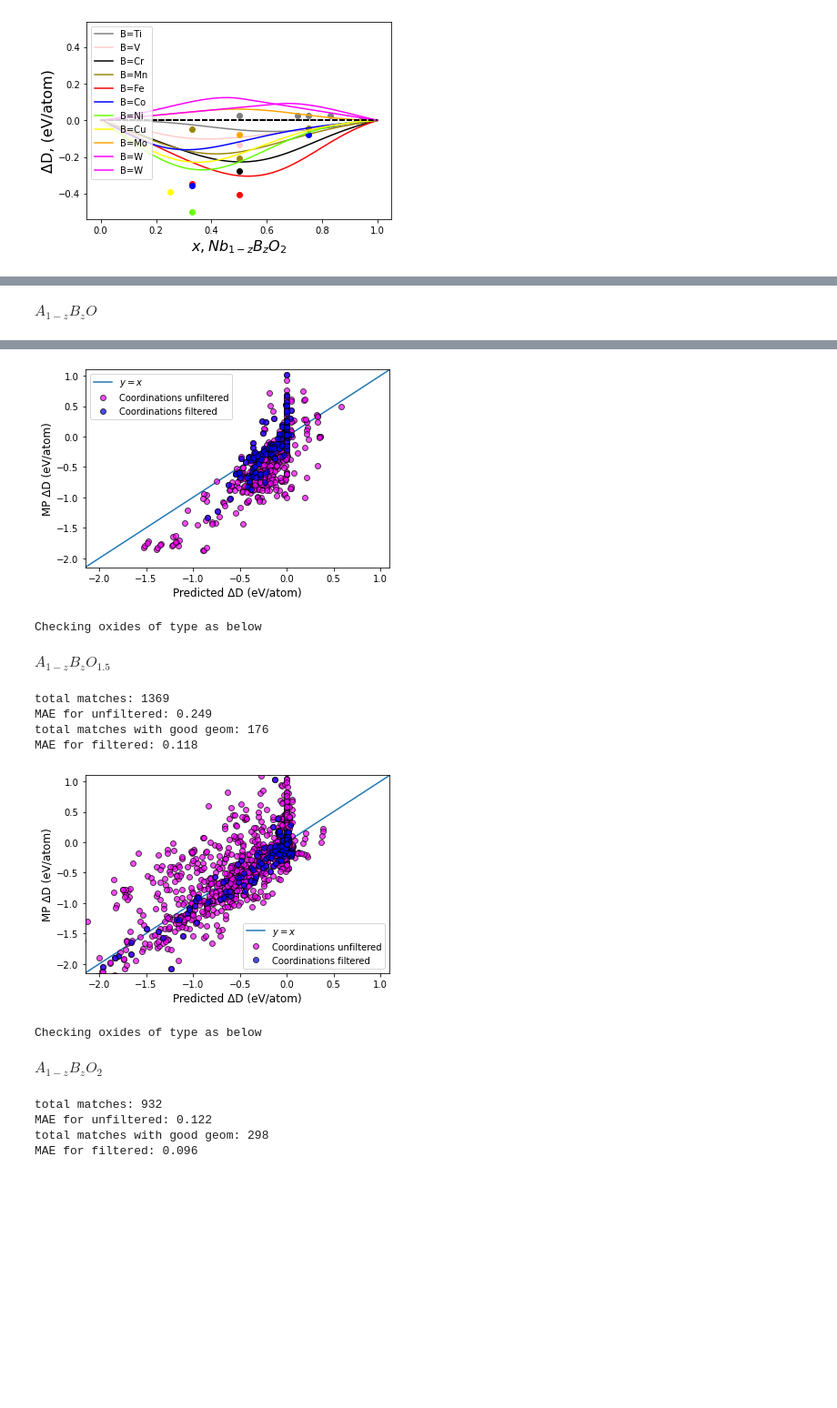
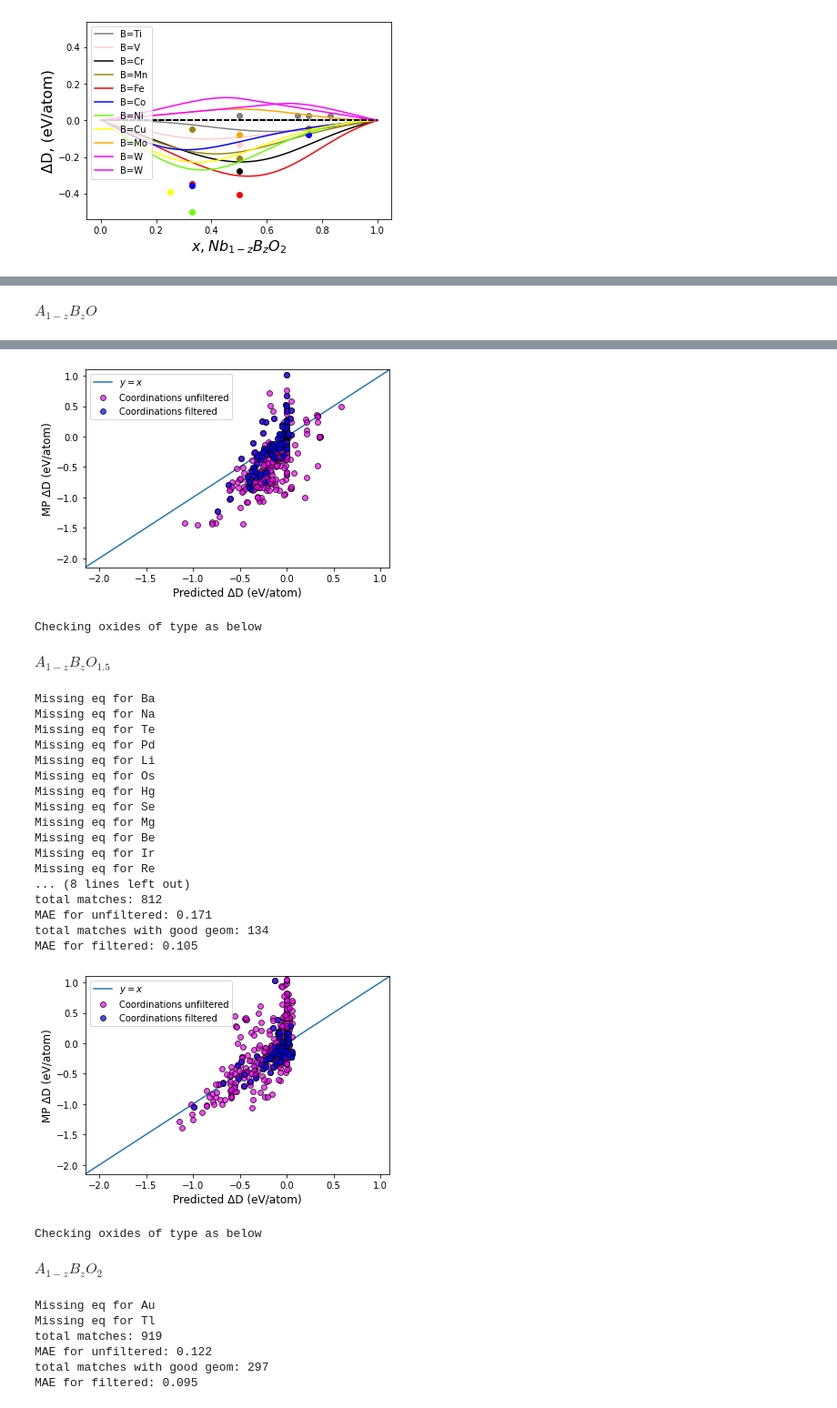
Before and after one commit to michaelcraiger/fefos, a Jupyter notebook: formation_energy_mixer.ipynb, the cells around one changed output, grey strips where cells are left out. Shown: that part at 91% size. Saved outputs shown, nothing was run; the diff lists cells and outputs as text; code cells hidden in the pictures; blank space fills up the shorter version.

```diff
--- a/formation_energy_mixer.ipynb
+++ b/formation_energy_mixer.ipynb
@@ -175,24 +175,21 @@ def find_nearest(array, value):
     else:
         return idx
 # %%
-mo_parabs = pd.read_csv("supplementary_data/MO_parabs.csv", index_col=0)
-m2o3_parabs = pd.read_csv("supplementary_data/M2O3_parabs.csv", index_col=0)
-mo2_parabs = pd.read_csv("supplementary_data/MO2_parabs.csv", index_col=0)
-
+parabolas = pd.read_csv("make_quadratics/parabola_coeffs.csv", index_col=0)
 mp_quadratic_equations_ox = defaultdict()
 mp_quadratic_equations_red = defaultdict()
 
-for ele in mo_parabs.index:
-    mp_quadratic_equations_ox[ele+"2"] = (mo_parabs.loc[ele]["oxidising a1"], mo_parabs.loc[ele]["oxidising a2"])
-    mp_quadratic_equations_red[ele+"2"] = (mo_parabs.loc[ele]["reducing a1"], mo_parabs.loc[ele]["reducing a2"])
+for oxide in parabolas.index:
+    if oxide[-1]=="O":
+        mp_quadratic_equations_ox[oxide[:-1]+"2"] = (parabolas.loc[oxide][" oxidising a1"], parabolas.loc[oxide][" oxidising a2"])
+        mp_quadratic_equations_red[oxide[:-1]+"2"] = (parabolas.loc[oxide][" reducing a1"], parabolas.loc[oxide][" reducing a2"])
+    elif oxide[-1]=="3":
+        mp_quadratic_equations_ox[oxide[:-3]+"3"] = (parabolas.loc[oxide][" oxidising a1"], parabolas.loc[oxide][" oxidising a2"])
+        mp_quadratic_equations_red[oxide[:-3]+"3"] = (parabolas.loc[oxide][" reducing a1"], parabolas.loc[oxide][" reducing a2"])
 
-for ele in m2o3_parabs.index:
-    mp_quadratic_equations_ox[ele+"3"] = (m2o3_parabs.loc[ele]["oxidising a1"], m2o3_parabs.loc[ele]["oxidising a2"])
-    mp_quadratic_equations_red[ele+"3"] = (m2o3_parabs.loc[ele]["reducing a1"], m2o3_parabs.loc[ele]["reducing a2"])
-
-for ele in mo2_parabs.index:
-    mp_quadratic_equations_ox[ele+"4"] = (mo2_parabs.loc[ele]["oxidising a1"], mo2_parabs.loc[ele]["oxidising a2"])
-    mp_quadratic_equations_red[ele+"4"] = (mo2_parabs.loc[ele]["reducing a1"], mo2_parabs.loc[ele]["reducing a2"])
+    elif oxide[-1]=="2":
+        mp_quadratic_equations_ox[oxide[:-2]+"4"] = (parabolas.loc[oxide][" oxidising a1"], parabolas.loc[oxide][" oxidising a2"])
+        mp_quadratic_equations_red[oxide[:-2]+"4"] = (parabolas.loc[oxide][" reducing a1"], parabolas.loc[oxide][" reducing a2"])
 # %%
 binary_pairing_data = pickle.load(open('data_gather/binary_pairing_data.p', 'rb'))
 
@@ -416,6 +413,8 @@ for oxidation_state in [2, 3, 4]:
             else:
                 info_dict = binary_pairing_data[housing_element+"_"+ele+"_"+str(int(oxidation_state))]
             if len(info_dict)==0:
+                continue
+            if dope_ele_ox not in mp_quadratic_equations_ox.keys() or house_ele_ox not in mp_quadratic_equations_ox.keys():
                 continue
 
             pred_1, pred_2, ox_1, ox_2 = formation_energy_mixing(dope_ele_ox, house_ele_ox,
@@ -528,14 +540,29 @@ MAE for filtered: 0.127
-[figure, old version]
+[figure, new version]
 Checking oxides of type as below
 $A_{1-z}B_{z}O_{1.5}$
-total matches: 1369
-MAE for unfiltered: 0.249
-total matches with good geom: 176
-MAE for filtered: 0.118
+Missing eq for Ba
+Missing eq for Na
+Missing eq for Te
+Missing eq for Pd
+Missing eq for Li
+Missing eq for Os
+Missing eq for Hg
+Missing eq for Se
+Missing eq for Mg
+Missing eq for Be
+Missing eq for Ir
+Missing eq for Re
+... (8 lines left out)
+total matches: 812
+MAE for unfiltered: 0.171
+total matches with good geom: 134
+MAE for filtered: 0.105
-[figure, old version]
+[figure, new version]
 Checking oxides of type as below
 $A_{1-z}B_{z}O_{2}$
-total matches: 932
+Missing eq for Au
+Missing eq for Tl
+total matches: 919
 MAE for unfiltered: 0.122
-total matches with good geom: 298
-MAE for filtered: 0.096
+total matches with good geom: 297
+MAE for filtered: 0.095
```
Also changed, not shown: parts of 9 cells of this notebook, 5 other files.
